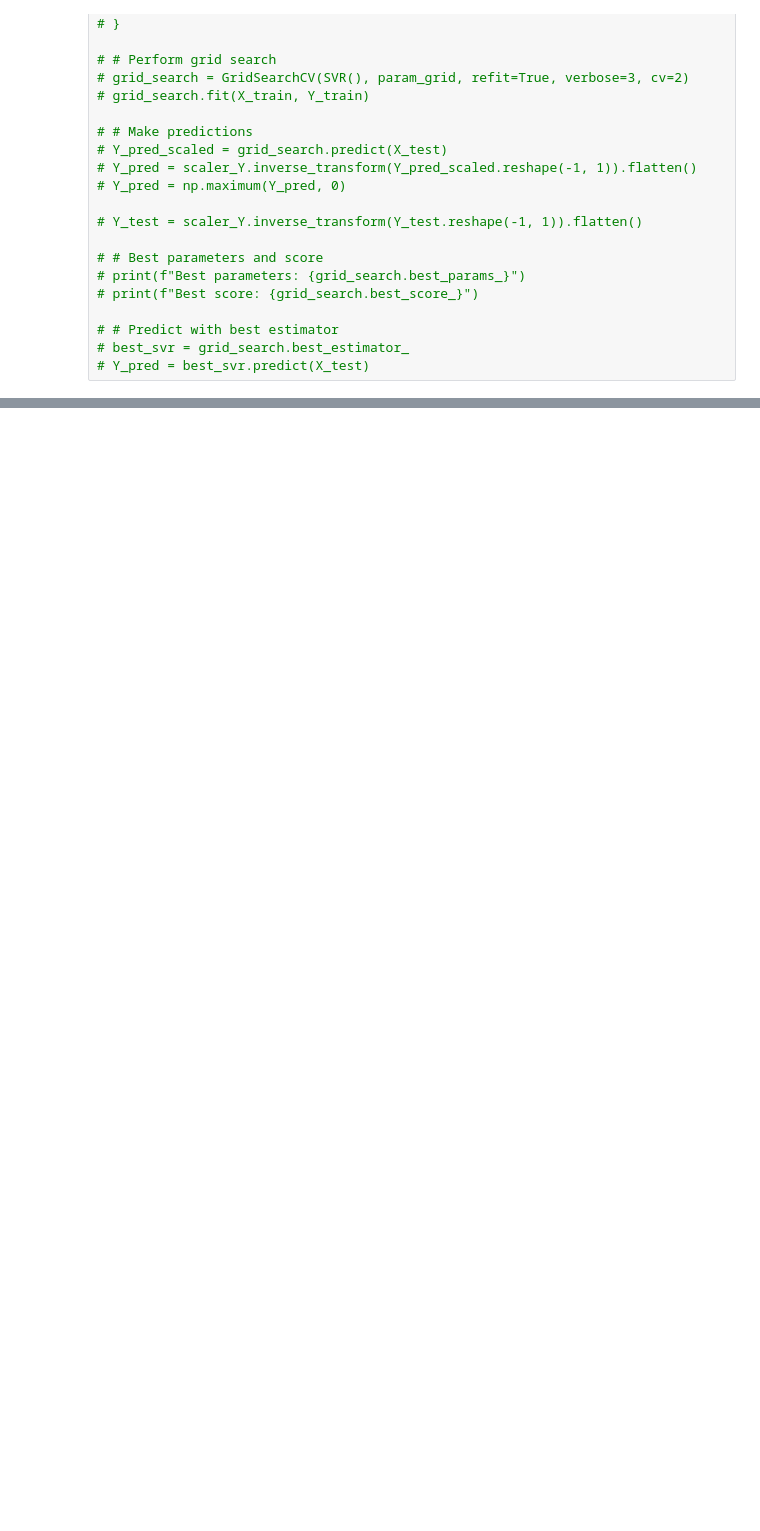
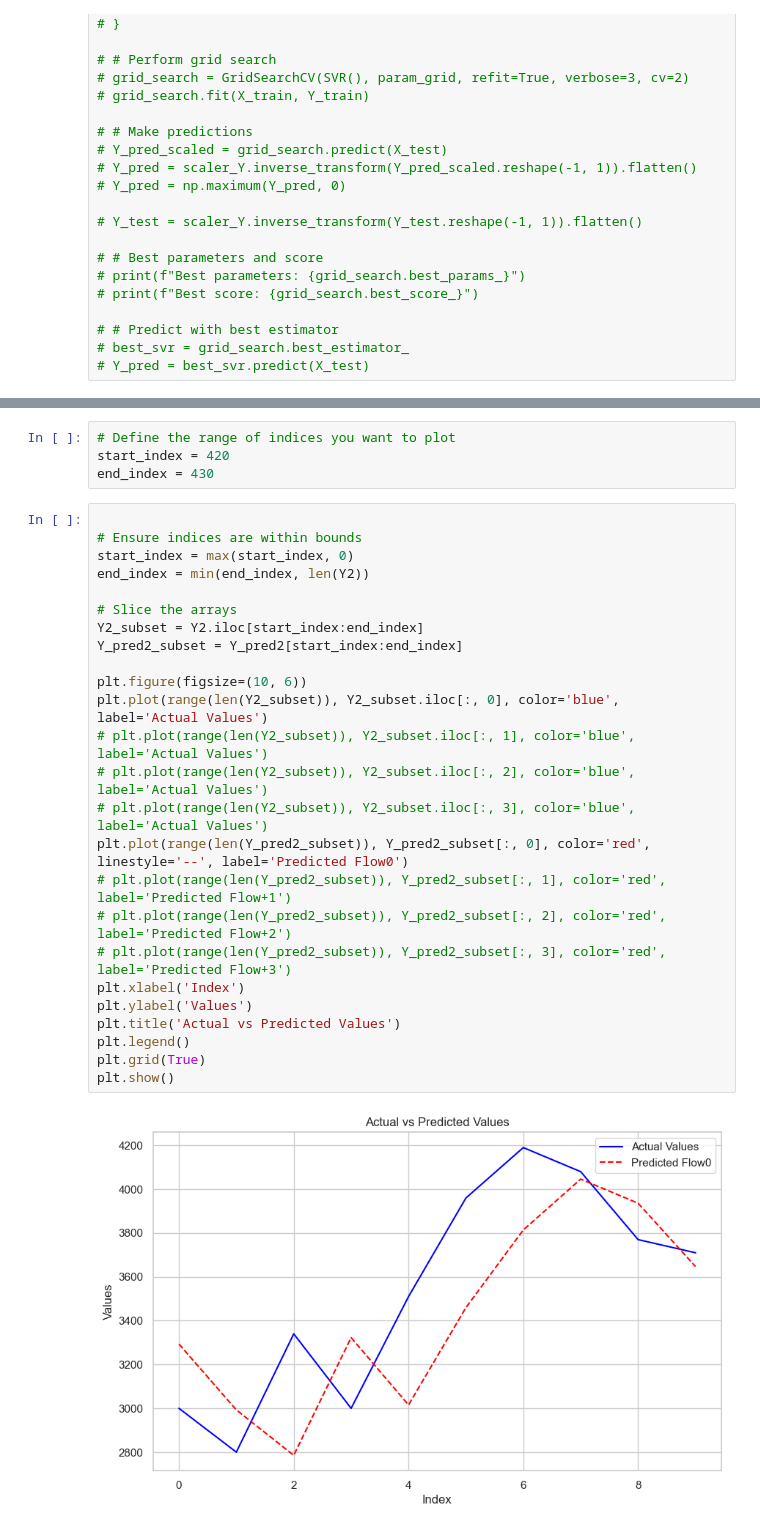
Before and after one commit to Abdullah-Usmani/flood-research1, a Jupyter notebook: LinSVR.ipynb, the cells around one changed output, grey strips where cells are left out. Cells and saved outputs as stored; diff of their text form; blank space fills up the shorter version.

```diff
--- a/LinSVR.ipynb
+++ b/LinSVR.ipynb
@@ -457,3 +429,34 @@ Root Mean Squared Error (Flow +3): 287.2092030401767
+# %%
+# Define the range of indices you want to plot
+start_index = 420
+end_index = 430
+# %%
+
+# Ensure indices are within bounds
+start_index = max(start_index, 0)
+end_index = min(end_index, len(Y2))
+
+# Slice the arrays
+Y2_subset = Y2.iloc[start_index:end_index]
+Y_pred2_subset = Y_pred2[start_index:end_index]
+
+plt.figure(figsize=(10, 6))
+plt.plot(range(len(Y2_subset)), Y2_subset.iloc[:, 0], color='blue', label='Actual Values')
+# plt.plot(range(len(Y2_subset)), Y2_subset.iloc[:, 1], color='blue', label='Actual Values')
+# plt.plot(range(len(Y2_subset)), Y2_subset.iloc[:, 2], color='blue', label='Actual Values')
+# plt.plot(range(len(Y2_subset)), Y2_subset.iloc[:, 3], color='blue', label='Actual Values')
+plt.plot(range(len(Y_pred2_subset)), Y_pred2_subset[:, 0], color='red', linestyle='--', label='Predicted Flow0')
+# plt.plot(range(len(Y_pred2_subset)), Y_pred2_subset[:, 1], color='red', label='Predicted Flow+1')
+# plt.plot(range(len(Y_pred2_subset)), Y_pred2_subset[:, 2], color='red', label='Predicted Flow+2')
+# plt.plot(range(len(Y_pred2_subset)), Y_pred2_subset[:, 3], color='red', label='Predicted Flow+3')
+plt.xlabel('Index')
+plt.ylabel('Values')
+plt.title('Actual vs Predicted Values')
+plt.legend()
+plt.grid(True)
+plt.show()
+# %% [output]
+[figure, added]
 # %%
 # Scatter plots for each output (Flow+1, Flow+2, Flow+3)
 for i in range(Y_pred2.shape[1]):
```
Also changed, not shown: parts of 12 cells of this notebook, 17 other files.
